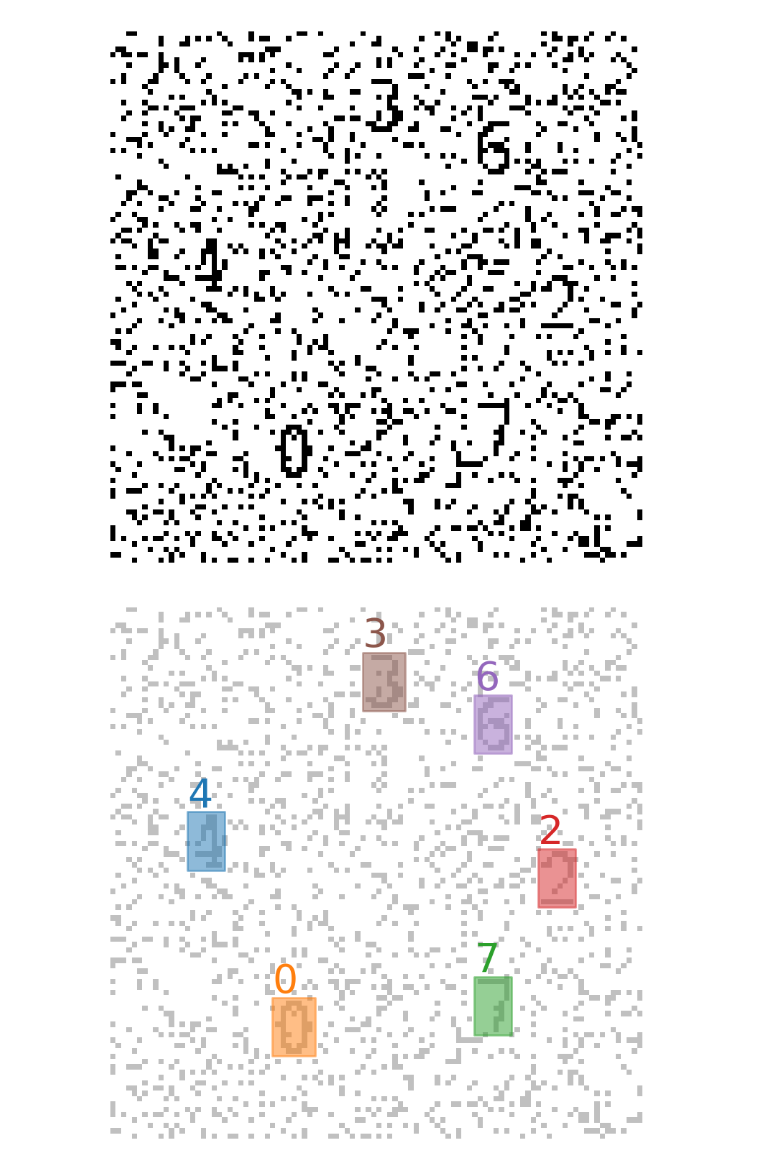
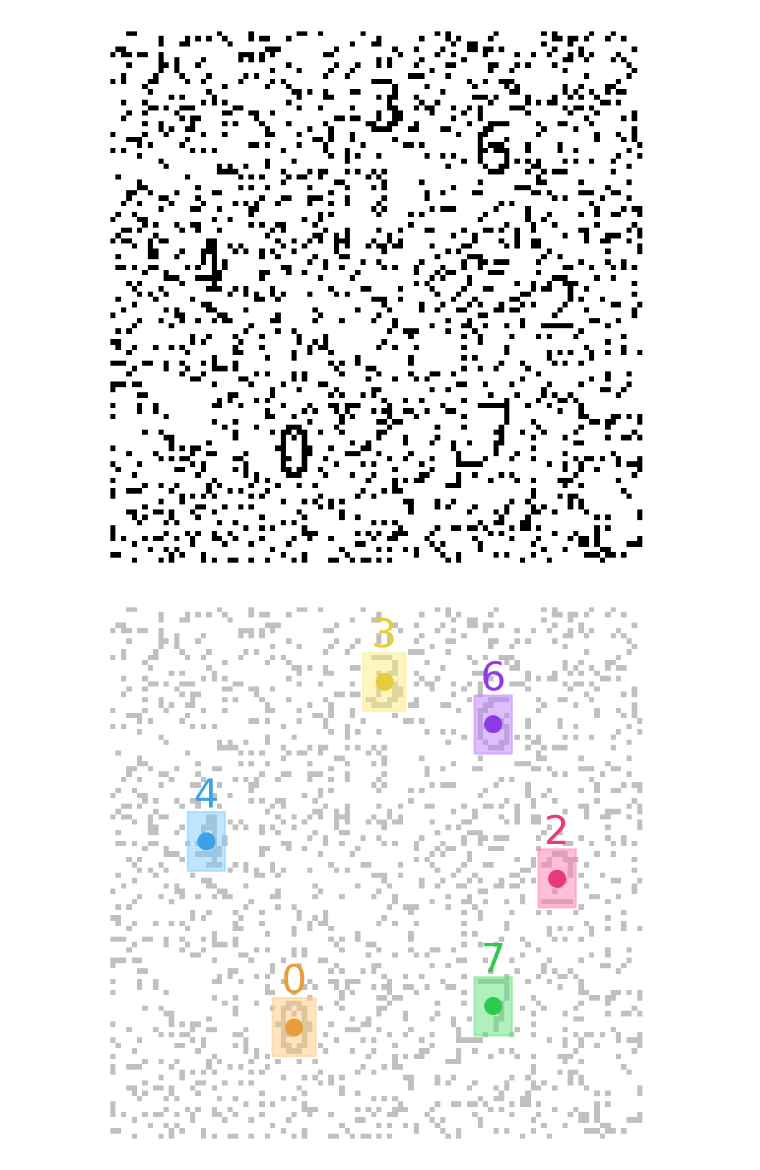
Before and after one commit to kavigupta/sparling-repro, a Jupyter notebook: notebooks/figure-1.ipynb, the cells around one changed output. Drawn from its saved outputs; the diff is of its cells as text; code cells hidden in the pictures.

```diff
--- a/notebooks/figure-1.ipynb
+++ b/notebooks/figure-1.ipynb
@@ -40,13 +40,19 @@ plt.savefig("output/top-figure-1.png", bbox_inches="tight", pad_inches=0)
 # %% [output]
 [figure]
 # %%
+from pixel_art.theme import color_series, darken
+
 plt.figure(dpi=200)
 plt.imshow(x, cmap="gray_r", alpha=0.25)
-for color, stamp in zip(plt.rcParams['axes.prop_cycle'].by_key()['color'], placed_stamps["placed_stamps"]):
+for color, stamp in zip(color_series, placed_stamps["placed_stamps"]):
     yr, xr = stamp["slices"]
+    dark = darken(color)
     plt.fill_between([xr.start, xr.stop - 1], [yr.start] * 2, [yr.stop - 1] * 2, alpha=0.5, color=color)
-    plt.text(xr.start, yr.start - 1, s=stamp["symbol"], color=color, size=20)
+    cx = (xr.start + xr.stop - 1) / 2
+    cy = (yr.start + yr.stop - 1) / 2
+    plt.text(cx, yr.start - 1, s=stamp["symbol"], color=dark, size=20, ha="center")
+    plt.plot(cx, cy, "o", color=dark, markersize=8)
 plt.axis("off")
 plt.savefig("output/top-figure-2.png", bbox_inches="tight", pad_inches=0)
 # %% [output]
-[figure, old version]
+[figure, new version]
```
Also changed, not shown: 4 other files.
